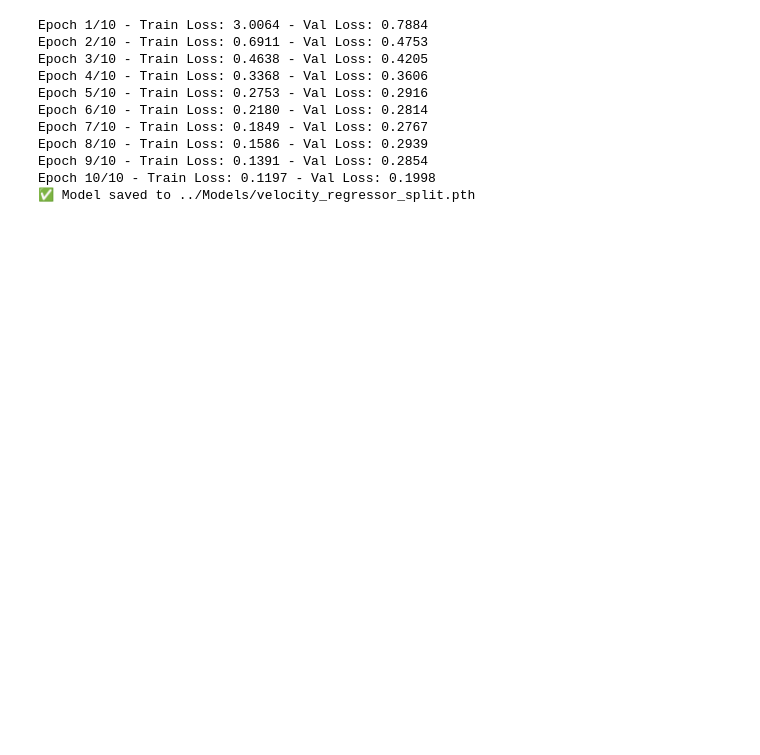
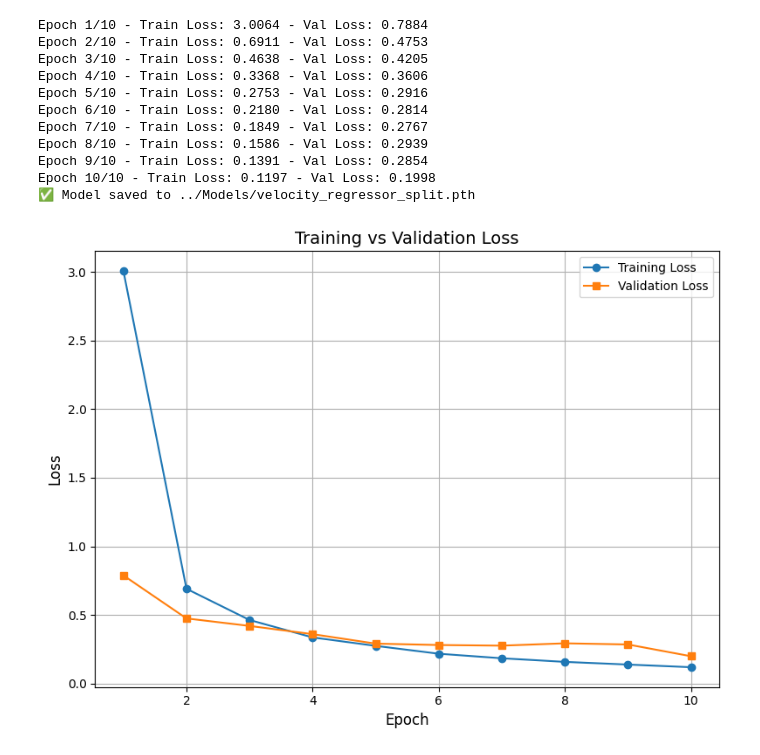
Before and after one commit to deyrudra/TrainingAutonomousCar, a Jupyter notebook: Jupyter/velocityModelCreation.ipynb, the cells around one changed output. Saved outputs shown, nothing was run; the diff lists cells and outputs as text; code cells hidden in the pictures; blank space fills up the shorter version.

```diff
--- a/Jupyter/velocityModelCreation.ipynb
+++ b/Jupyter/velocityModelCreation.ipynb
@@ -147,3 +147,30 @@ Epoch 8/10 - Train Loss: 0.1586 - Val Loss: 0.2939
 Epoch 9/10 - Train Loss: 0.1391 - Val Loss: 0.2854
 Epoch 10/10 - Train Loss: 0.1197 - Val Loss: 0.1998
 ✅ Model saved to ../Models/velocity_regressor_split.pth
+# %%
+# %%
+import matplotlib.pyplot as plt
+
+# Training and validation losses from your log
+train_loss = [3.0064, 0.6911, 0.4638, 0.3368, 0.2753, 0.2180, 0.1849, 0.1586, 0.1391, 0.1197]
+val_loss   = [0.7884, 0.4753, 0.4205, 0.3606, 0.2916, 0.2814, 0.2767, 0.2939, 0.2854, 0.1998]
+
+epochs = range(1, len(train_loss) + 1)
+
+# Create the plot
+plt.figure(figsize=(8, 6))
+plt.plot(epochs, train_loss, marker='o', label='Training Loss')
+plt.plot(epochs, val_loss, marker='s', label='Validation Loss')
+
+# Labels, title, legend
+plt.xlabel('Epoch', fontsize=12)
+plt.ylabel('Loss', fontsize=12)
+plt.title('Training vs Validation Loss', fontsize=14)
+plt.legend()
+plt.grid(True)
+plt.tight_layout()
+
+# Show the plot
+plt.show()
+# %% [output]
+[figure, added]
```
Also changed, not shown: 9 other files.
